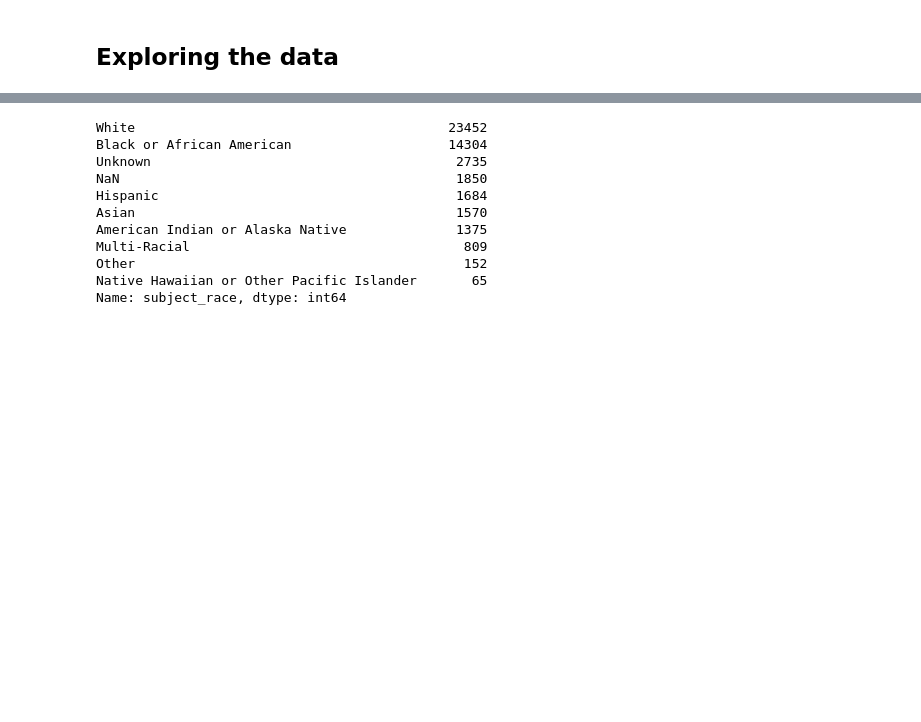
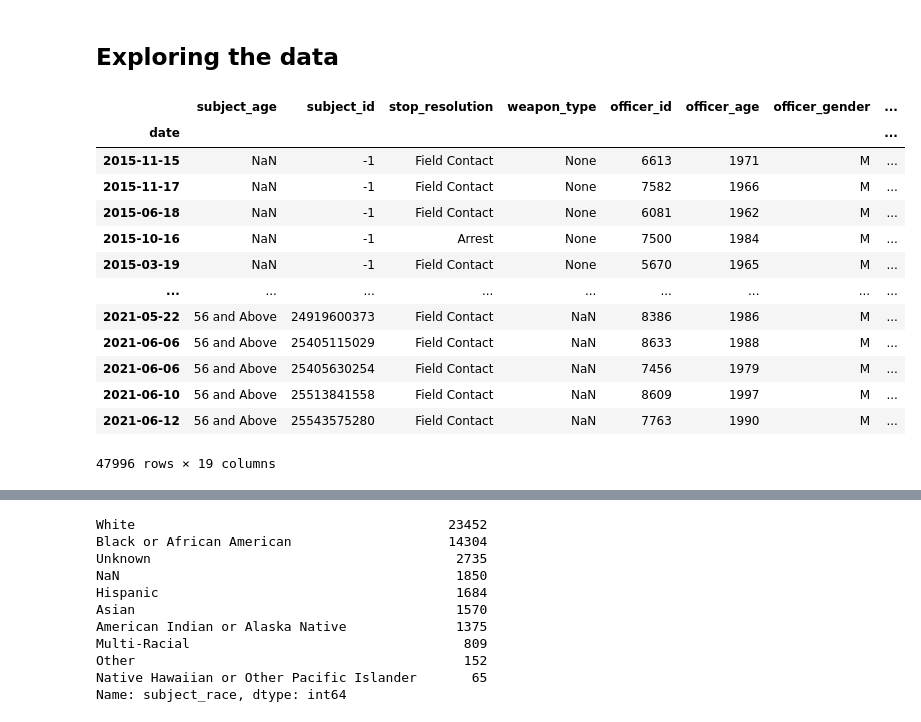
Before and after one commit to letruong711/Terry_Stop_Frisk, a Jupyter notebook: Terry_Ohio_Data_Exploration.ipynb, the cells around one changed output, grey strips where cells are left out. Cells and saved outputs as stored; diff of their text form; code cells hidden in the pictures; blank space fills up the shorter version.

```diff
--- a/Terry_Ohio_Data_Exploration.ipynb
+++ b/Terry_Ohio_Data_Exploration.ipynb
@@ -24,14 +30,14 @@ df
 # %% [markdown]
 This data was is based in Seattle from 2015 - present.
 # %%
-df = df[['Subject Age Group', 'Subject ID', 'Stop Resolution',
+new_df = df[['Subject Age Group', 'Subject ID', 'Stop Resolution',
          'Weapon Type', 'Officer ID', 'Officer YOB',
          'Officer Gender', 'Officer Race', 'Subject Perceived Race',
          'Subject Perceived Gender', 'Reported Date', 'Initial Call Type','Call Type',
          'Officer Squad', 'Arrest Flag', 'Frisk Flag',
          'Precinct', 'Sector', 'Beat' ]]
 # %%
-df.columns = ['subject_age', 'subject_id', 'stop_resolution',
+new_df.columns = ['subject_age', 'subject_id', 'stop_resolution',
          'weapon_type', 'officer_id', 'officer_age',
          'officer_gender', 'officer_race', 'subject_race',
          'subject_gender', 'date', 'initial_call_type', 'call_type',
@@ -67,3 +73,24 @@ dtypes: category(10), datetime64[ns](1), int64(2), object(6)
 memory usage: 3.8+ MB
 # %% [markdown]
 ## Exploring the data
+# %%
+#dates of encounters
+date = new_df.copy()
+date.set_index('date', inplace=True)
+date['count']=1
+date
+# %% [output]
+|  | subject_age | subject_id | stop_resolution | weapon_type | officer_id | officer_age | officer_gender | ... |
+| date |  |  |  |  |  |  |  | ... |
+| 2015-11-15 | NaN | -1 | Field Contact | None | 6613 | 1971 | M | ... |
+| 2015-11-17 | NaN | -1 | Field Contact | None | 7582 | 1966 | M | ... |
+| 2015-06-18 | NaN | -1 | Field Contact | None | 6081 | 1962 | M | ... |
+| 2015-10-16 | NaN | -1 | Arrest | None | 7500 | 1984 | M | ... |
+| 2015-03-19 | NaN | -1 | Field Contact | None | 5670 | 1965 | M | ... |
+| ... | ... | ... | ... | ... | ... | ... | ... | ... |
+| 2021-05-22 | 56 and Above | 24919600373 | Field Contact | NaN | 8386 | 1986 | M | ... |
+| 2021-06-06 | 56 and Above | 25405115029 | Field Contact | NaN | 8633 | 1988 | M | ... |
+| 2021-06-06 | 56 and Above | 25405630254 | Field Contact | NaN | 7456 | 1979 | M | ... |
+| 2021-06-10 | 56 and Above | 25513841558 | Field Contact | NaN | 8609 | 1997 | M | ... |
+| 2021-06-12 | 56 and Above | 25543575280 | Field Contact | NaN | 7763 | 1990 | M | ... |
+47996 rows × 19 columns
```
Also changed, not shown: parts of 9 cells of this notebook.
